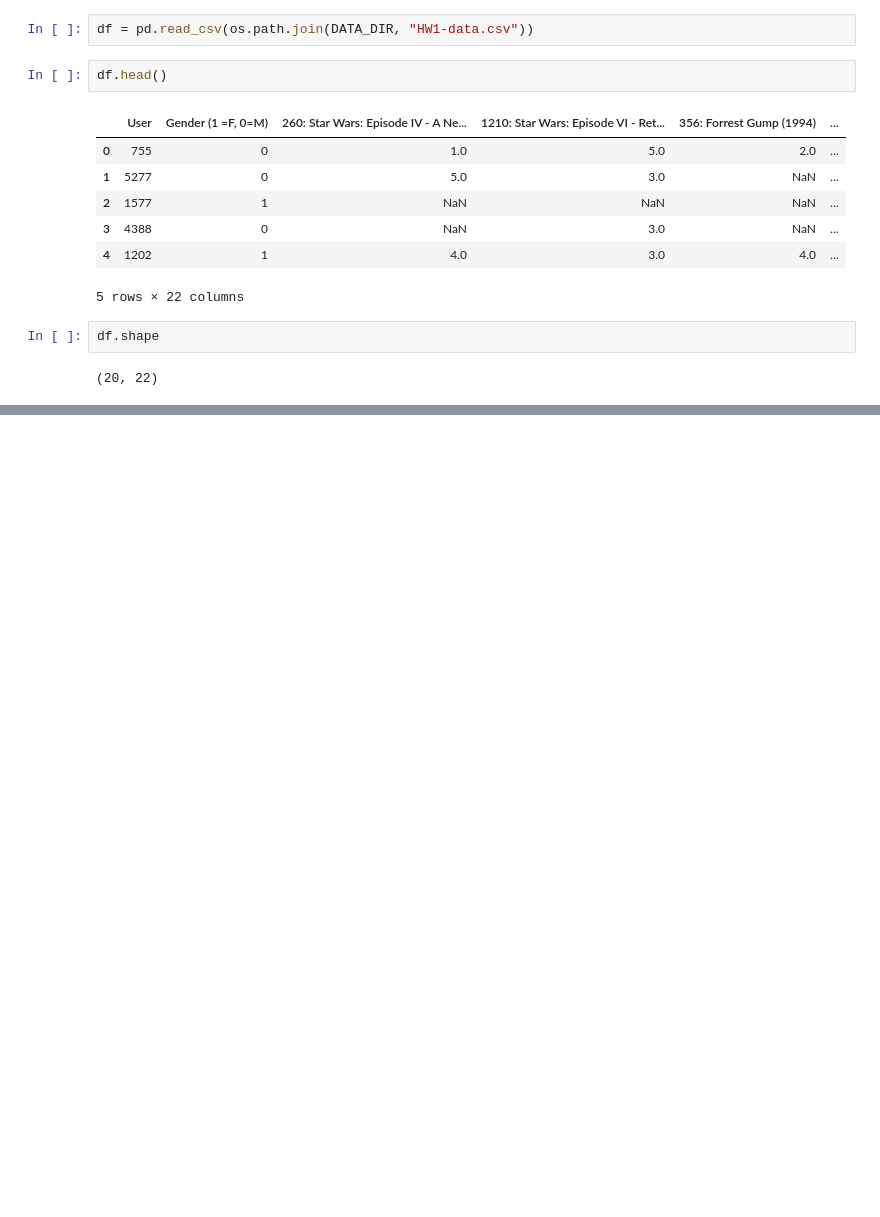
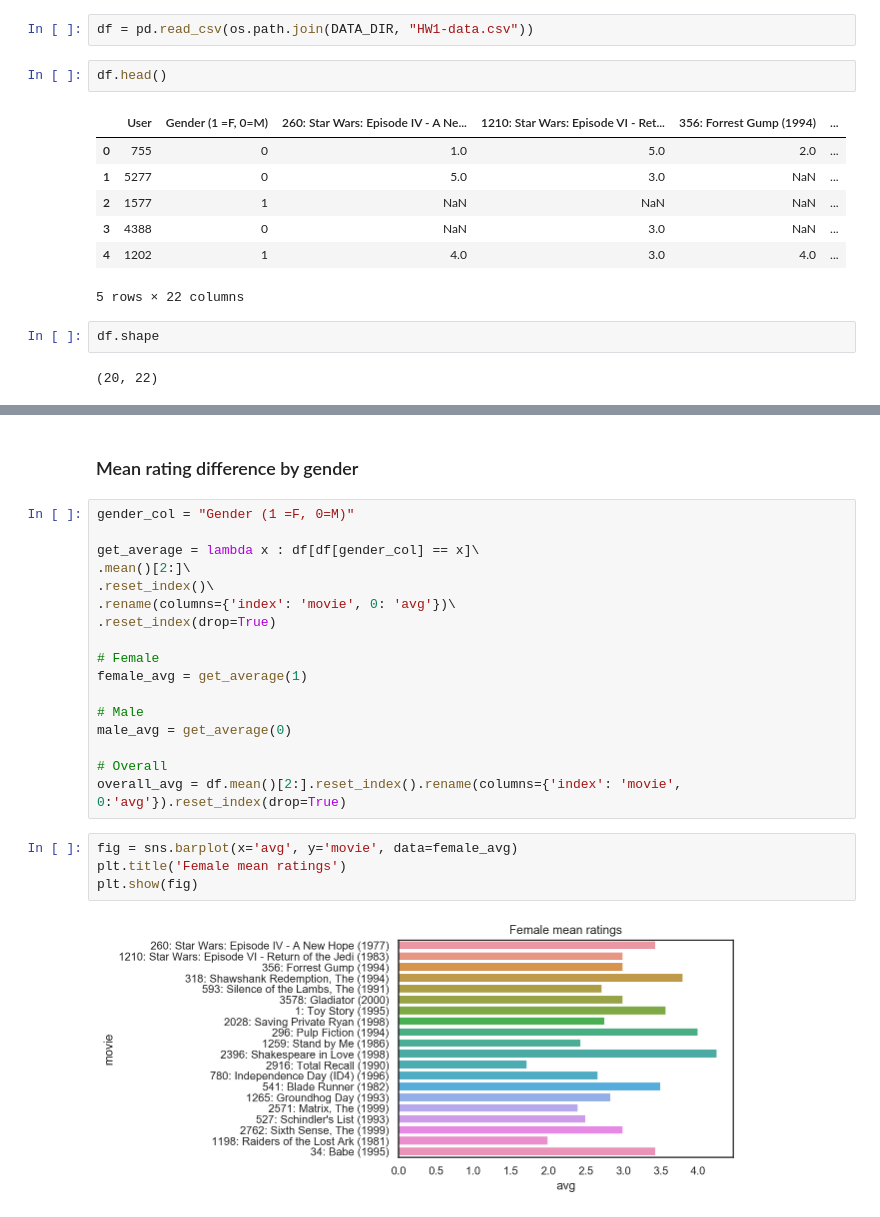
Before and after one commit to mhetrerajat/Introduction_to_Recommender_Systems, a Jupyter notebook: non_personalised.ipynb, the cells around one changed output, grey strips where cells are left out. Cells and saved outputs as stored; diff of their text form; blank space fills up the shorter version.

```diff
--- a/non_personalised.ipynb
+++ b/non_personalised.ipynb
@@ -77,0 +125,25 @@ x = df[df[parent_movie].notnull() == True].nunique(axis=0).head(1)[0]
+# %% [markdown]
+### Mean rating difference by gender
+# %%
+gender_col = "Gender (1 =F, 0=M)"
+
+get_average = lambda x : df[df[gender_col] == x]\
+.mean()[2:]\
+.reset_index()\
+.rename(columns={'index': 'movie', 0: 'avg'})\
+.reset_index(drop=True)
+
+# Female
+female_avg = get_average(1)
+
+# Male
+male_avg = get_average(0)
+
+# Overall
+overall_avg = df.mean()[2:].reset_index().rename(columns={'index': 'movie', 0:'avg'}).reset_index(drop=True)
+# %%
+fig = sns.barplot(x='avg', y='movie', data=female_avg)
+plt.title('Female mean ratings')
+plt.show(fig)
+# %% [output]
+[figure, added]
```
Also changed, not shown: parts of 15 cells of this notebook.
